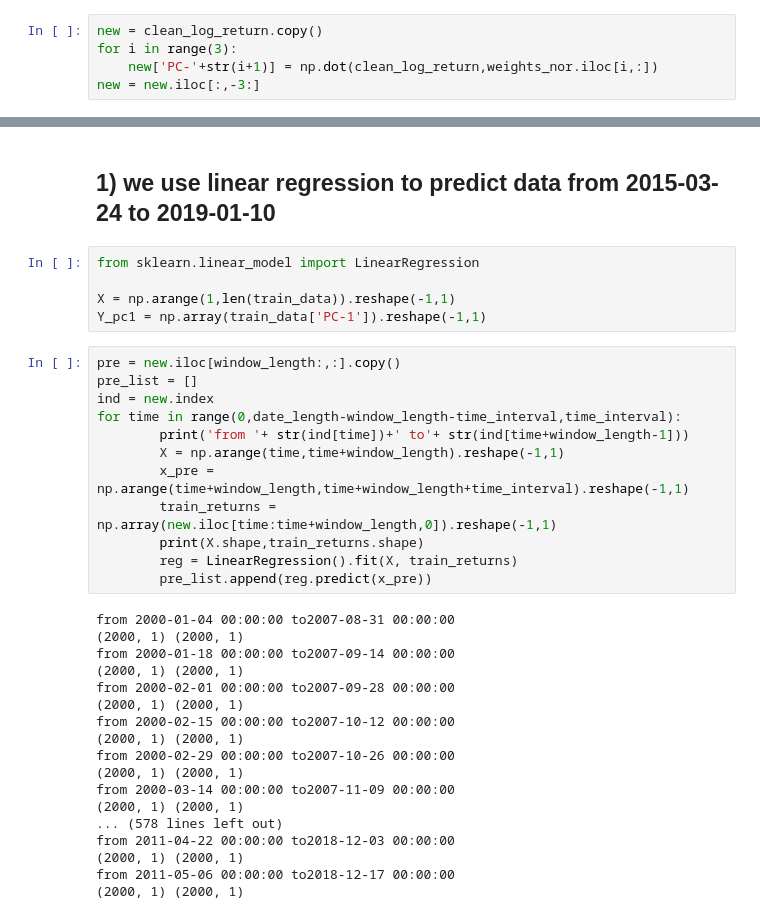
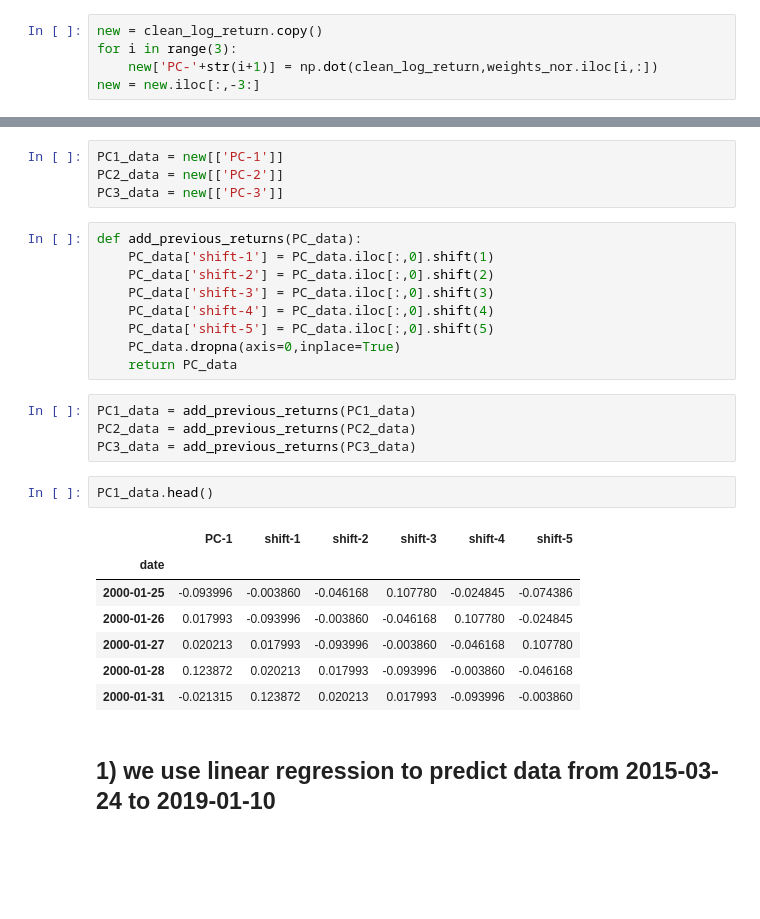
Before and after one commit to xiaohai12/sea-forest, a Jupyter notebook: project.ipynb, the cells around one changed output, grey strips where cells are left out. Drawn from its saved outputs; the diff is of its cells as text; blank space fills up the shorter version.

```diff
--- a/project.ipynb
+++ b/project.ipynb
@@ -528,37 +538,29 @@ new = new.iloc[:,-3:]
+# %%
+PC1_data = new[['PC-1']]
+PC2_data = new[['PC-2']]
+PC3_data = new[['PC-3']]
+# %%
+def add_previous_returns(PC_data):
+    PC_data['shift-1'] = PC_data.iloc[:,0].shift(1)
+    PC_data['shift-2'] = PC_data.iloc[:,0].shift(2)
+    PC_data['shift-3'] = PC_data.iloc[:,0].shift(3)
+    PC_data['shift-4'] = PC_data.iloc[:,0].shift(4)
+    PC_data['shift-5'] = PC_data.iloc[:,0].shift(5)
+    PC_data.dropna(axis=0,inplace=True)
+    return PC_data
+# %%
+PC1_data = add_previous_returns(PC1_data)
+PC2_data = add_previous_returns(PC2_data)
+PC3_data = add_previous_returns(PC3_data)
+# %%
+PC1_data.head()
+# %% [output]
+|  | PC-1 | shift-1 | shift-2 | shift-3 | shift-4 | shift-5 |
+| date |  |  |  |  |  |  |
+| 2000-01-25 | -0.093996 | -0.003860 | -0.046168 | 0.107780 | -0.024845 | -0.074386 |
+| 2000-01-26 | 0.017993 | -0.093996 | -0.003860 | -0.046168 | 0.107780 | -0.024845 |
+| 2000-01-27 | 0.020213 | 0.017993 | -0.093996 | -0.003860 | -0.046168 | 0.107780 |
+| 2000-01-28 | 0.123872 | 0.020213 | 0.017993 | -0.093996 | -0.003860 | -0.046168 |
+| 2000-01-31 | -0.021315 | 0.123872 | 0.020213 | 0.017993 | -0.093996 | -0.003860 |
 # %% [markdown]
 ## 1) we use linear regression to predict data from 2015-03-24 to 2019-01-10
-# %%
-from sklearn.linear_model import LinearRegression
-
-X = np.arange(1,len(train_data)).reshape(-1,1)
-Y_pc1 = np.array(train_data['PC-1']).reshape(-1,1)
-# %%
-pre = new.iloc[window_length:,:].copy()
-pre_list = []
-ind = new.index
-for time in range(0,date_length-window_length-time_interval,time_interval):
-        print('from '+ str(ind[time])+' to'+ str(ind[time+window_length-1]))
-        X = np.arange(time,time+window_length).reshape(-1,1)
-        x_pre = np.arange(time+window_length,time+window_length+time_interval).reshape(-1,1)
-        train_returns = np.array(new.iloc[time:time+window_length,0]).reshape(-1,1)
-        print(X.shape,train_returns.shape)
-        reg = LinearRegression().fit(X, train_returns)
-        pre_list.append(reg.predict(x_pre))
-# %% [output]
-from 2000-01-04 00:00:00 to2007-08-31 00:00:00
-(2000, 1) (2000, 1)
-from 2000-01-18 00:00:00 to2007-09-14 00:00:00
-(2000, 1) (2000, 1)
-from 2000-02-01 00:00:00 to2007-09-28 00:00:00
-(2000, 1) (2000, 1)
-from 2000-02-15 00:00:00 to2007-10-12 00:00:00
-(2000, 1) (2000, 1)
-from 2000-02-29 00:00:00 to2007-10-26 00:00:00
-(2000, 1) (2000, 1)
-from 2000-03-14 00:00:00 to2007-11-09 00:00:00
-(2000, 1) (2000, 1)
-... (578 lines left out)
-from 2011-04-22 00:00:00 to2018-12-03 00:00:00
-(2000, 1) (2000, 1)
-from 2011-05-06 00:00:00 to2018-12-17 00:00:00
-(2000, 1) (2000, 1)
```
Also changed, not shown: parts of 10 cells of this notebook.
